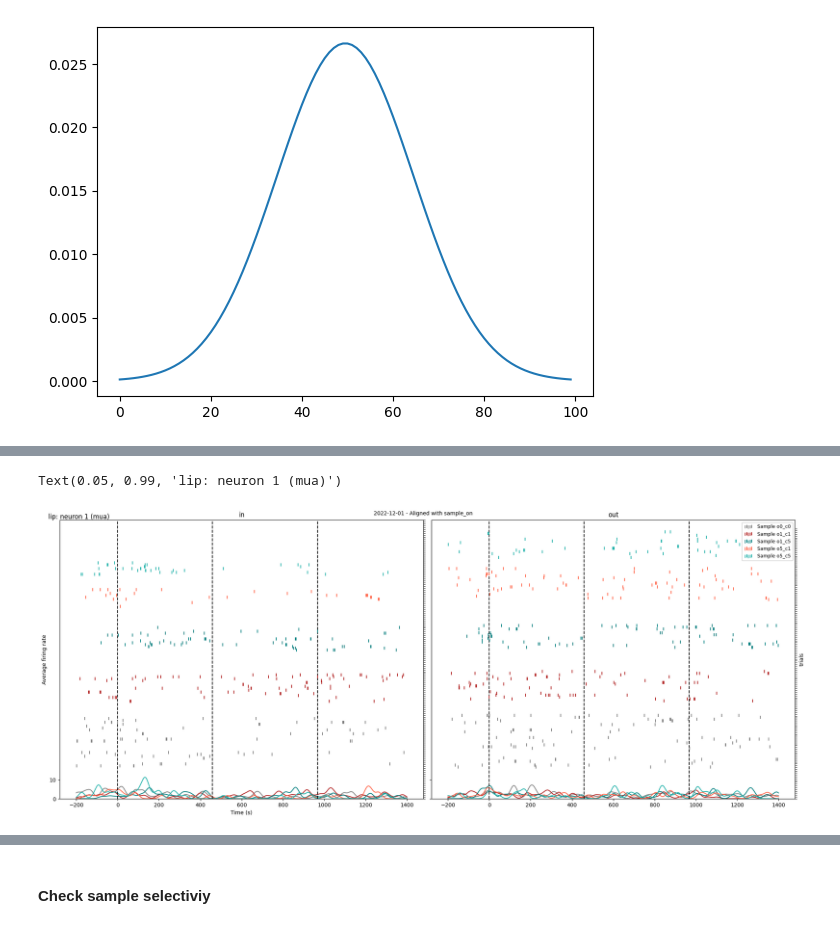
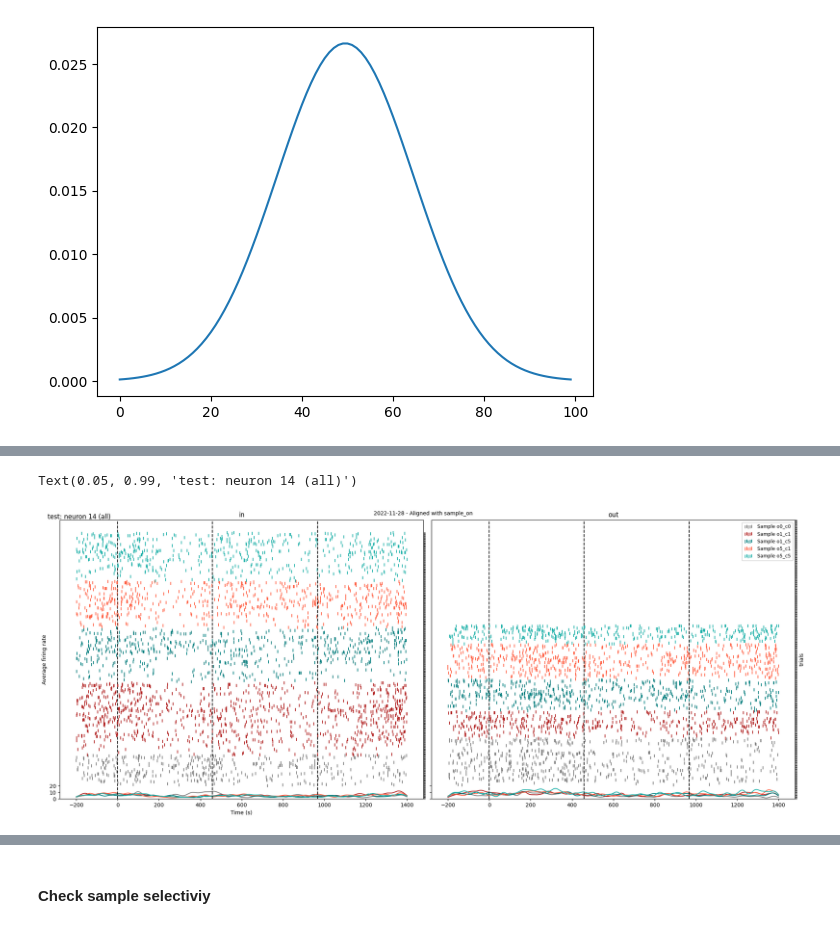
Before and after one commit to Ibos-lab/EphysVibe, a Jupyter notebook: examples/plot_sp_block1.ipynb, the cells around one changed output, grey strips where cells are left out. Drawn from its saved outputs; the diff is of its cells as text; code cells hidden in the pictures.

```diff
--- a/examples/plot_sp_block1.ipynb
+++ b/examples/plot_sp_block1.ipynb
@@ -16,6 +16,6 @@ import os
 # %% [markdown]
 ## Block 1
 # %%
-filepath = "/envau/work/invibe/USERS/IBOS/data/Riesling/TSCM/OpenEphys/session_struct/Riesling/lip/2022-12-01_12-01-59_Riesling_lip_e1_r1.h5"
+filepath = "/home/INT/losada.c/Documents/data/test/2022-11-28_10-23-27_Riesling_lip_e1_r1.h5"#"/envau/work/invibe/USERS/IBOS/data/Riesling/TSCM/OpenEphys/session_struct/Riesling/lip/2022-12-01_12-01-59_Riesling_lip_e1_r1.h5"
 s_path = os.path.normpath(filepath).split(os.sep)
 data = TrialsData.from_python_hdf5(filepath)
@@ -26,10 +30,11 @@ task = def_task.create_task_frame(
     condition=data.condition[trial_idx],
     test_stimuli=data.test_stimuli[trial_idx],
     samples_cond=task_constants.SAMPLES_COND,
+    neuron_cond = data.neuron_cond,
 )
 
-cgroup = "mua"
-neurons = np.where(data.clustersgroup == cgroup)[0]
+cgroup = "all"
+neurons = np.where(data.clustersgroup != cgroup)[0]
 print("Number of clusters: %d" % len(data.clustersgroup))
 print("Number of %s units: %d" % (cgroup, len(neurons)))
 # %% [output]
@@ -72,5 +161,5 @@ samples = np.sort(np.unique(task["sample"].values))
 # %%
-i_neuron = 0
+i_neuron = 13
 t_before = 200
 neuron_sp = trials_sp[:, neurons[i_neuron], :]
 shift_sp = TrialsData.indep_roll(neuron_sp, -(trials_s_on - t_before).astype(int), axis=1)[:, :1600]
@@ -102,32 +191,32 @@ for i_ax, cond in enumerate(["in", "out"]):
     all_max_conv = max_conv if max_conv > all_max_conv else all_max_conv
     all_max_trial = count_trials if count_trials > all_max_trial else all_max_trial
     ax[i_ax].set_title(cond)
 for i_ax in range(2):
     ax[i_ax].set_ylim(0,all_max_conv+all_max_trial+5)
     ax[i_ax].set_yticks(np.arange(0, all_max_conv+5,10))
     ax2[i_ax].set_yticks(np.arange(-all_max_conv-5, all_max_trial))
     plt.setp(ax2[i_ax].get_yticklabels(), visible=False)
     ax[i_ax].vlines(
             [0,mean_s_off,mean_t_on_1],
             0,
             all_max_conv+all_max_trial+5,
             color='k',
             linestyles="dashed",
         )
 ax[0].set(xlabel="Time (s)", ylabel="Average firing rate")
 ax2[1].set(xlabel="Time (s)", ylabel="trials")
 ax2[1].legend(fontsize=9,scatterpoints=5,columnspacing=0.5,facecolor='white', framealpha=1,loc='upper right')
 # fig.legend()
 fig.tight_layout(pad=0.2, h_pad=0.2, w_pad=0.8)
 fig.text(
     0.5,
     0.99,
     s="%s - Aligned with %s"
     % (s_path[-1][:-4][:10], list(task_constants.EVENTS_B1.keys())[2]),
     horizontalalignment="center",
     verticalalignment="center",
 )
 fig.suptitle("%s: neuron %d (%s)" % (s_path[-2], i_neuron + 1, cgroup), x=0.05, y=0.99)
 # %% [output]
-Text(0.05, 0.99, 'lip: neuron 1 (mua)')
+Text(0.05, 0.99, 'test: neuron 14 (all)')
-[figure, old version]
+[figure, new version]
```
Also changed, not shown: parts of 6 cells of this notebook, 1 other file.
